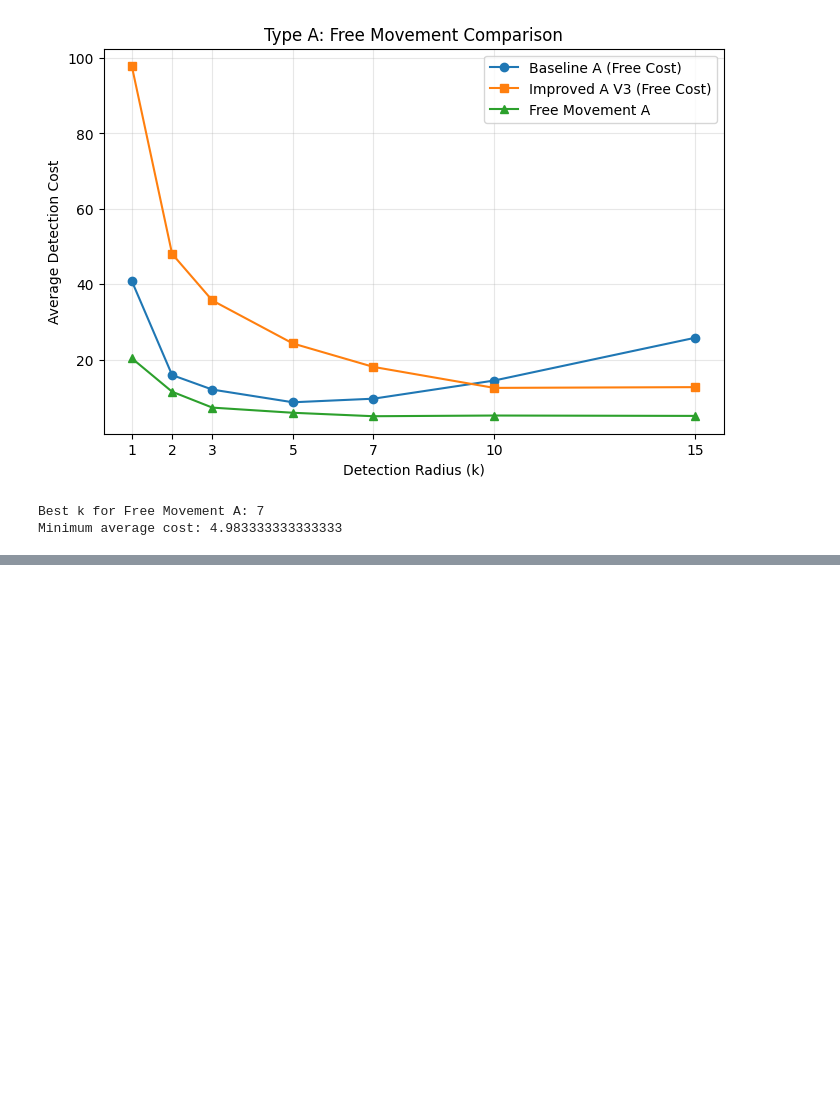
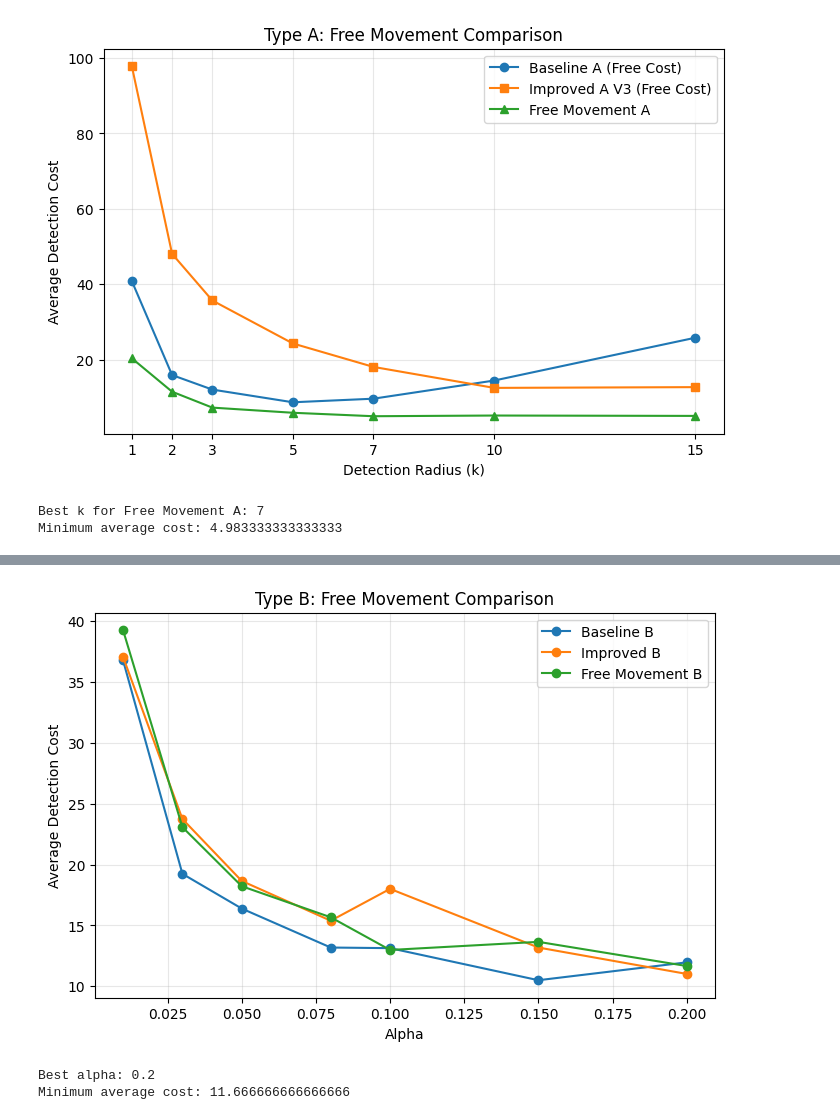
Before and after one commit to taotaokt/CS440, a Jupyter notebook: CS440-Project02-ZhitongGuo/project2.ipynb, the cells around one changed output, grey strips where cells are left out. Cells and saved outputs as stored; diff of their text form; code cells hidden in the pictures; blank space fills up the shorter version.

Commit message:
6 Type B Free Movement

```diff
--- a/CS440-Project02-ZhitongGuo/project2.ipynb
+++ b/CS440-Project02-ZhitongGuo/project2.ipynb
@@ -2689,0 +2731,12 @@ Minimum average cost: 4.983333333333333
+# %%
+df_free_b = pd.DataFrame(results_free_b)
+
+summary_free_b = df_free_b.groupby("alpha")[
+    [
+        "baseline_free_cost",
+        "improved_free_cost",
+        "free_strategy_cost"
+    ]
+].mean()
+
+display(summary_free_b.round(2))
@@ -2689,0 +2753,33 @@ Minimum average cost: 4.983333333333333
+# %%
+plt.figure(figsize=(8, 5))
+
+for column, label in [
+    ("baseline_free_cost", "Baseline B"),
+    ("improved_free_cost", "Improved B"),
+    ("free_strategy_cost", "Free Movement B")
+]:
+    plt.plot(
+        summary_free_b.index,
+        summary_free_b[column],
+        marker="o",
+        label=label
+    )
+
+plt.xlabel("Alpha")
+plt.ylabel("Average Detection Cost")
+plt.title("Type B: Free Movement Comparison")
+plt.grid(alpha=0.3)
+plt.legend()
+plt.show()
+
+best_alpha_free = summary_free_b["free_strategy_cost"].idxmin()
+
+print("Best alpha:", best_alpha_free)
+print(
+    "Minimum average cost:",
+    summary_free_b.loc[best_alpha_free, "free_strategy_cost"]
+)
+# %% [output]
+[figure, added]
+Best alpha: 0.2
+Minimum average cost: 11.666666666666666
```
Also changed, not shown: parts of 2 cells of this notebook.
